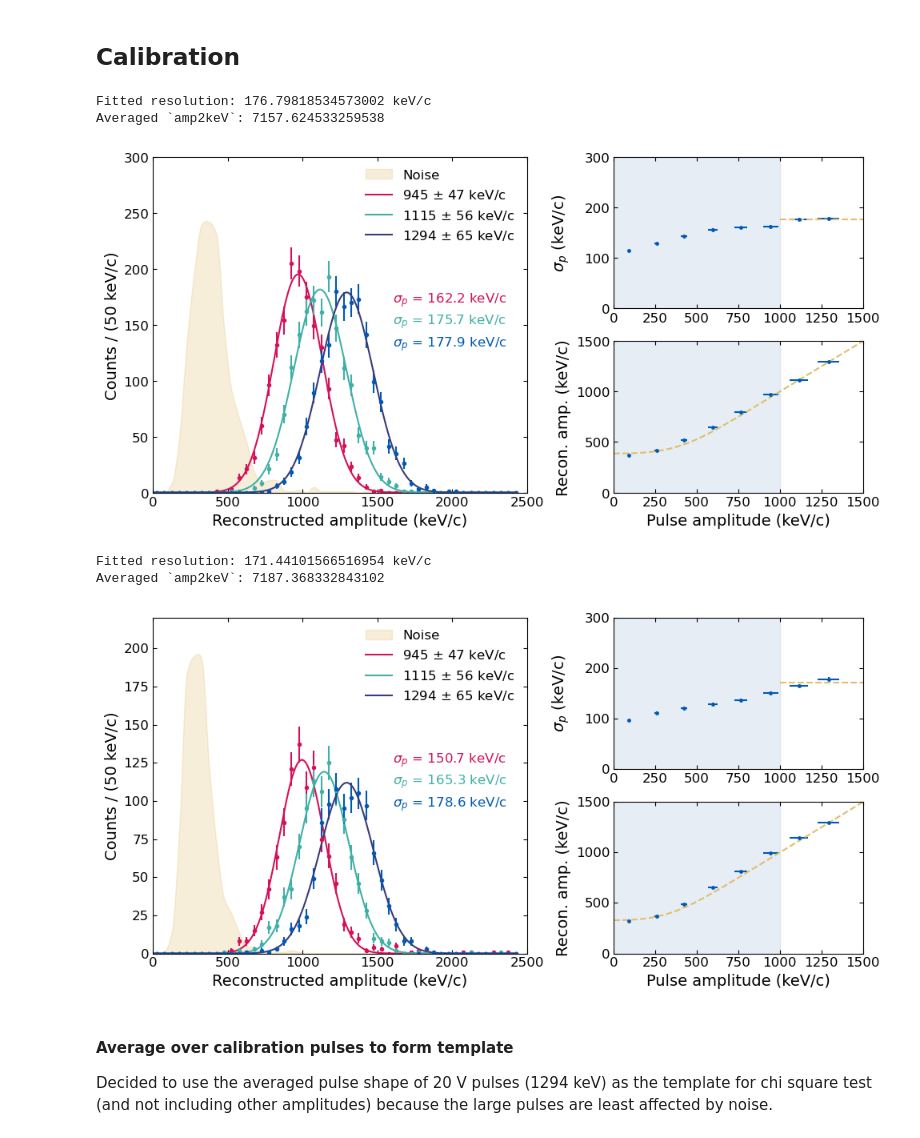
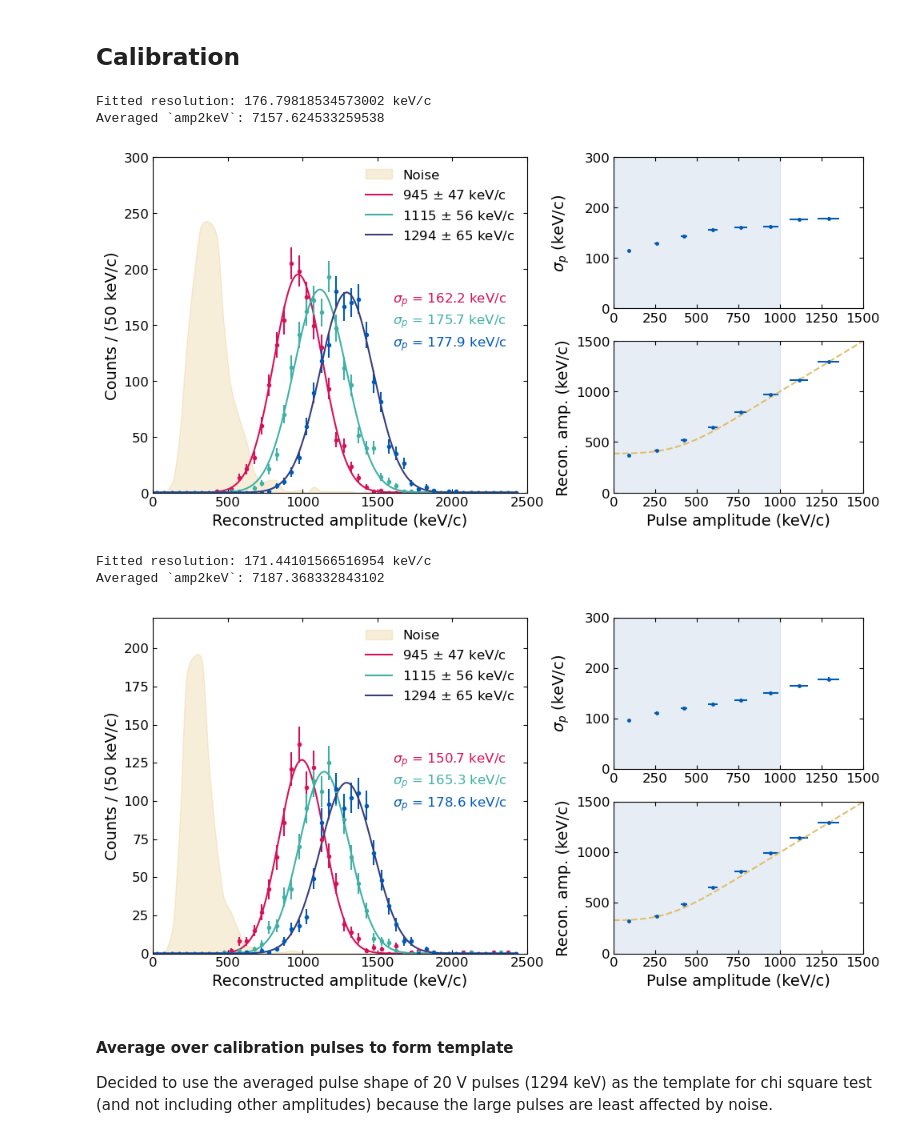
Before and after one commit to yuhants/dm_nanospheres, a Jupyter notebook: analysis_notebooks/sphere_combined_calibration.ipynb, the cells around one changed output. Drawn from its saved outputs; the diff is of its cells as text; code cells hidden in the pictures.

```diff
--- a/analysis_notebooks/sphere_combined_calibration.ipynb
+++ b/analysis_notebooks/sphere_combined_calibration.ipynb
@@ -25,8 +25,8 @@ importlib.reload(utils)
 # %%
 ## Calibration values for Sphere 20250103
 c_mv = 8.263269630174246e-08
-amp2kev = 7396.062147743912
-sigma_p = 193.80085102332893  # keV/c
+amp2kev = 7157.624533259538
+sigma_p = 176.79818534573002  # keV/c
 # %%
 
 def gaus(x, x0, sigma):
@@ -155,7 +155,7 @@ idx_fit = pulseamps > 1000
 f = lambda x, b: b
 popt_sig, pcov_sig = curve_fit(f, pulseamps[idx_fit], sig_p_avg[idx_fit], p0=[200], sigma=sig_p_avg[idx_fit]/np.sqrt(2 * (n_pulses[idx_fit]-1)))
 xx = np.linspace(1000, 4000, 500)
-ax.plot(xx, np.full_like(xx, popt_sig[0]), '--', color='#E1BE6A')
+# ax.plot(xx, np.full_like(xx, popt_sig[0]), '--', color='#E1BE6A')
 ax.fill_betweenx(np.linspace(0, 300, 100), 0, 1000, color='#B0C4DE', alpha=0.3)
 
 ax.set_ylim(0, 300)
@@ -165,34 +165,34 @@ ax.set_ylabel(r'$\sigma_p$ (keV/c)')
 # Third plot for search bias
 ax = ax2
 amps = np.asarray(gps).T[1]
 amps_std = np.asarray(gps).T[2]
 
 # Fit for search bias
 f_bias = lambda x, alpha: search_expectation(x, alpha, amp2kev_all, popt_sig[-1]/amp2kev_all) * amp2kev_all
 popt_bias, pcov_bias = curve_fit(f_bias, pulseamps, amps*amp2kev_all, p0=[0.87], sigma=sig_p_avg/np.sqrt(n_pulses))
 
 ax.errorbar(pulseamps, amps*amp2kev_all, yerr=amps_std*amp2kev_all/np.sqrt(n_pulses), xerr=pulseamps_err, fmt='.', markersize=5, color='#005AB5')
 ax.fill_betweenx(np.linspace(0, 1500, 100), 0, 1000, color='#B0C4DE', alpha=0.3)
 xx = np.linspace(0, 4000, 500)
 ax.plot(xx, f_bias(xx, *popt_bias), '--', color='#E1BE6A',
              label=fr'$\sigma_{{p, 0}}$={popt_sig[-1]:.0f} keV/c\n$\sigma_b$ = {popt_sig[-1]*popt_bias[-1]:.0f} keV/c')
 
 ax.set_ylim(0, 1500)
 ax.set_xlim(0, 1500)
 ax.set_xlabel(r'Pulse amplitude (keV/c)')
 ax.set_ylabel(r'Recon. amp. (keV/c)')
 
 fig.tight_layout()
 fig.align_labels()
 
 # plt.savefig('/Users/yuhan/work/nanospheres/paper_plots/dm_nanospheres/impulse_calibration_sphere_20250103.pdf', dpi=600)
 
 print(f'Fitted resolution: {popt_sig[-1]} keV/c')
 print(f'Averaged `amp2keV`: {amp2kev_all}')
 # %% [output]
 Fitted resolution: 176.79818534573002 keV/c
 Averaged `amp2keV`: 7157.624533259538
-[figure, old version]
+[figure, new version]
 # %%
 outfile_name = 'sphere_20241202_calibration_unnormalized_amps.h5py'
 out_dir = '/Users/yuhan/work/nanospheres/data/pulse_calibration_processed'
@@ -267,7 +267,7 @@ idx_fit = pulseamps > 1000
 f = lambda x, b: b
 popt_sig, pcov_sig = curve_fit(f, pulseamps[idx_fit], sig_p_avg[idx_fit], p0=[200], sigma=sig_p_avg[idx_fit]/np.sqrt(2 * (n_pulses[idx_fit]-1)))
 xx = np.linspace(1000, 4000, 500)
-ax.plot(xx, np.full_like(xx, popt_sig[0]), '--', color='#E1BE6A')
+# ax.plot(xx, np.full_like(xx, popt_sig[0]), '--', color='#E1BE6A')
 ax.fill_betweenx(np.linspace(0, 300, 100), 0, 1000, color='#B0C4DE', alpha=0.3)
 
 ax.set_ylim(0, 300)
@@ -304,7 +304,7 @@ print(f'Averaged `amp2keV`: {amp2kev_all}')
 # %% [output]
 Fitted resolution: 171.44101566516954 keV/c
 Averaged `amp2keV`: 7187.368332843102
-[figure, old version]
+[figure, new version]
 # %% [markdown]
 #### Average over calibration pulses to form template
 Decided to use the averaged pulse shape of 20 V pulses (1294 keV) as the template for chi square test (and not including other amplitudes) because the large pulses are least affected by noise.
```
Also changed, not shown: parts of 17 cells of this notebook, 4 other files.
